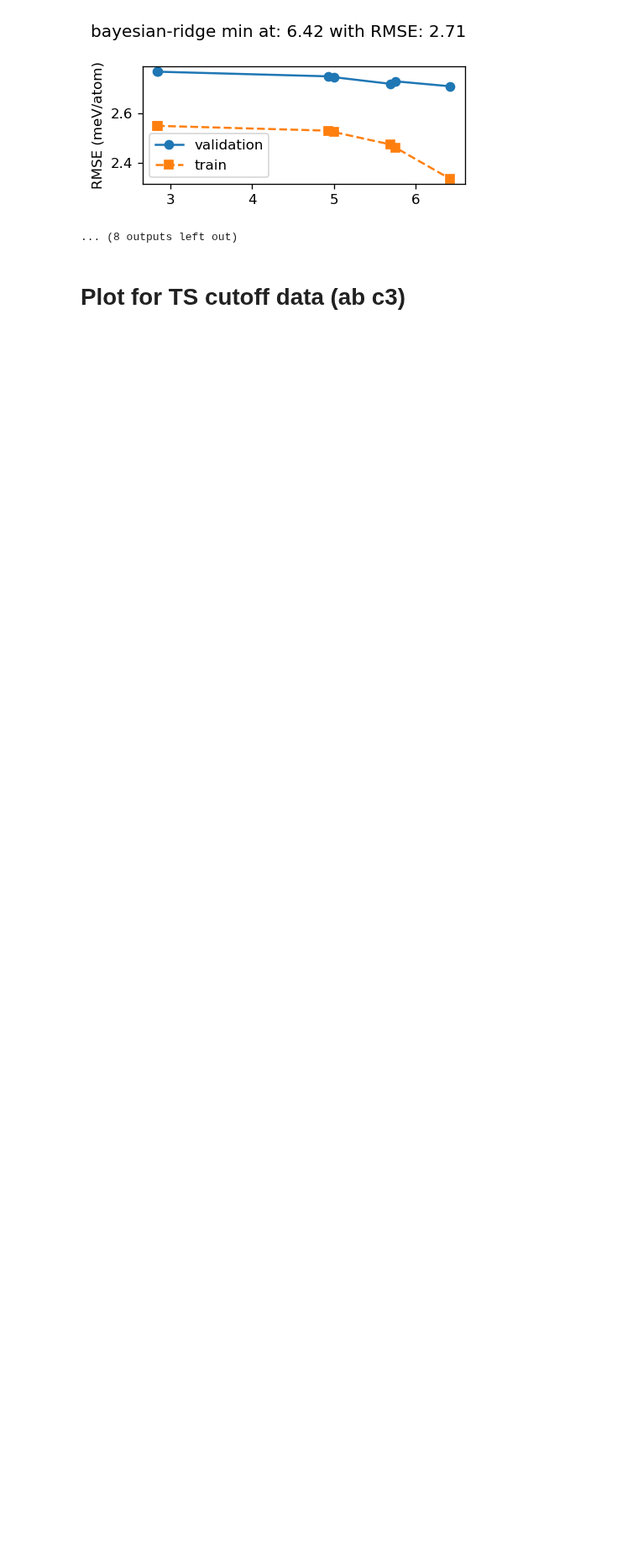
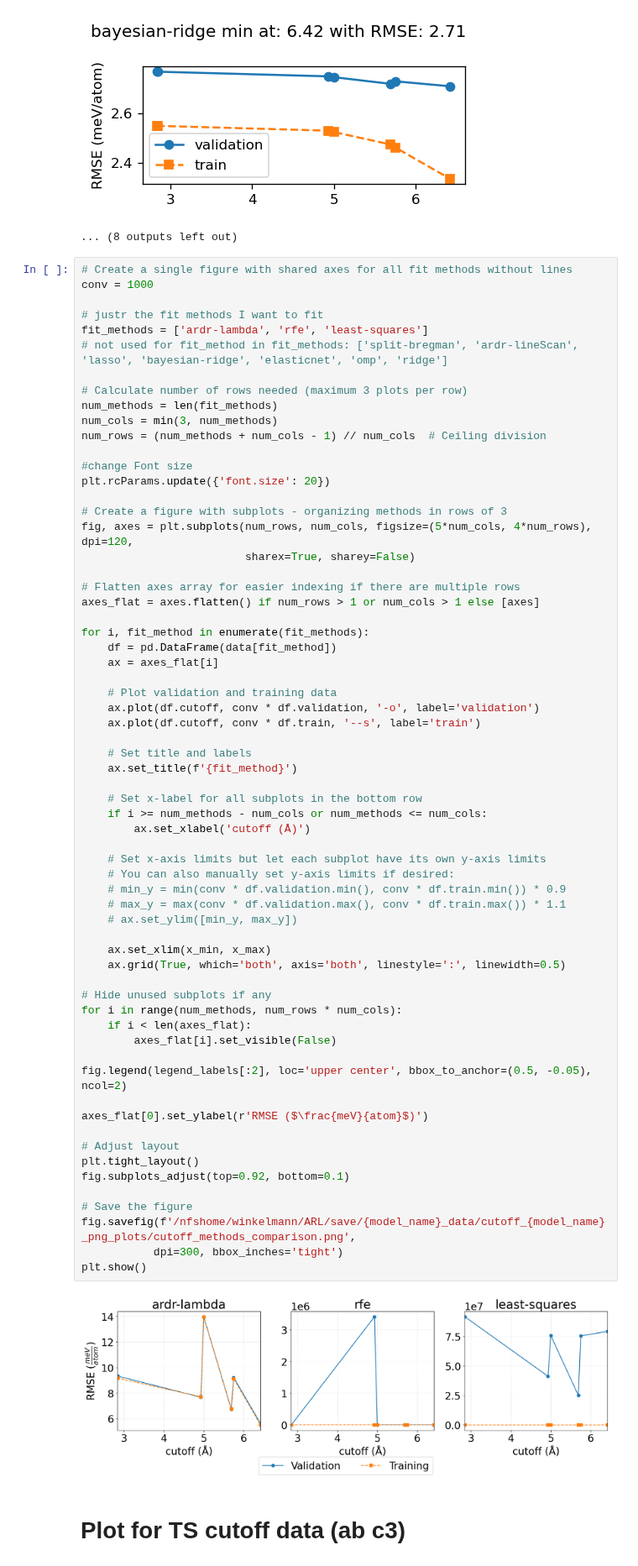
Before and after one commit to JohnLawrenceWargrave/jupyter_for_ARL, a Jupyter notebook: plot_cutoff_file.ipynb, the cells around one changed output. Shown at 84% size. Drawn from its saved outputs; the diff is of its cells as text; blank space fills up the shorter version.

```diff
--- a/plot_cutoff_file.ipynb
+++ b/plot_cutoff_file.ipynb
@@ -467,6 +534,72 @@ for fit_method in fit_methods:
 [figure]
 [figure]
 ... (8 outputs left out)
+# %%
+# Create a single figure with shared axes for all fit methods without lines
+conv = 1000
+
+# justr the fit methods I want to fit
+fit_methods = ['ardr-lambda', 'rfe', 'least-squares']
+# not used for fit_method in fit_methods: ['split-bregman', 'ardr-lineScan', 'lasso', 'bayesian-ridge', 'elasticnet', 'omp', 'ridge']
+
+# Calculate number of rows needed (maximum 3 plots per row)
+num_methods = len(fit_methods)
+num_cols = min(3, num_methods)
+num_rows = (num_methods + num_cols - 1) // num_cols  # Ceiling division
+
+#change Font size
+plt.rcParams.update({'font.size': 20})
+
+# Create a figure with subplots - organizing methods in rows of 3
+fig, axes = plt.subplots(num_rows, num_cols, figsize=(5*num_cols, 4*num_rows), dpi=120,
+                         sharex=True, sharey=False)
+
+# Flatten axes array for easier indexing if there are multiple rows
+axes_flat = axes.flatten() if num_rows > 1 or num_cols > 1 else [axes]
+
+for i, fit_method in enumerate(fit_methods):
+    df = pd.DataFrame(data[fit_method])
+    ax = axes_flat[i]
+
+    # Plot validation and training data
+    ax.plot(df.cutoff, conv * df.validation, '-o', label='validation')
+    ax.plot(df.cutoff, conv * df.train, '--s', label='train')
+
+    # Set title and labels
+    ax.set_title(f'{fit_method}')
+
+    # Set x-label for all subplots in the bottom row
+    if i >= num_methods - num_cols or num_methods <= num_cols:
+        ax.set_xlabel('cutoff (Å)')
+
+    # Set x-axis limits but let each subplot have its own y-axis limits
+    # You can also manually set y-axis limits if desired:
+    # min_y = min(conv * df.validation.min(), conv * df.train.min()) * 0.9
+    # max_y = max(conv * df.validation.max(), conv * df.train.max()) * 1.1
+    # ax.set_ylim([min_y, max_y])
+
+    ax.set_xlim(x_min, x_max)
+    ax.grid(True, which='both', axis='both', linestyle=':', linewidth=0.5)
+
+# Hide unused subplots if any
+for i in range(num_methods, num_rows * num_cols):
+    if i < len(axes_flat):
+        axes_flat[i].set_visible(False)
+
+fig.legend(legend_labels[:2], loc='upper center', bbox_to_anchor=(0.5, -0.05), ncol=2)
+
+axes_flat[0].set_ylabel(r'RMSE ($\frac{meV}{atom}$)')
+
+# Adjust layout
+plt.tight_layout()
+fig.subplots_adjust(top=0.92, bottom=0.1)
+
+# Save the figure
+fig.savefig(f'/nfshome/winkelmann/ARL/save/{model_name}_data/cutoff_{model_name}_png_plots/cutoff_methods_comparison.png',
+           dpi=300, bbox_inches='tight')
+plt.show()
+# %% [output]
+[figure, added]
 # %% [markdown]
 # Plot for TS cutoff data (ab c3)
 # %%
```
Also changed, not shown: parts of 17 cells of this notebook, 5 other files.
